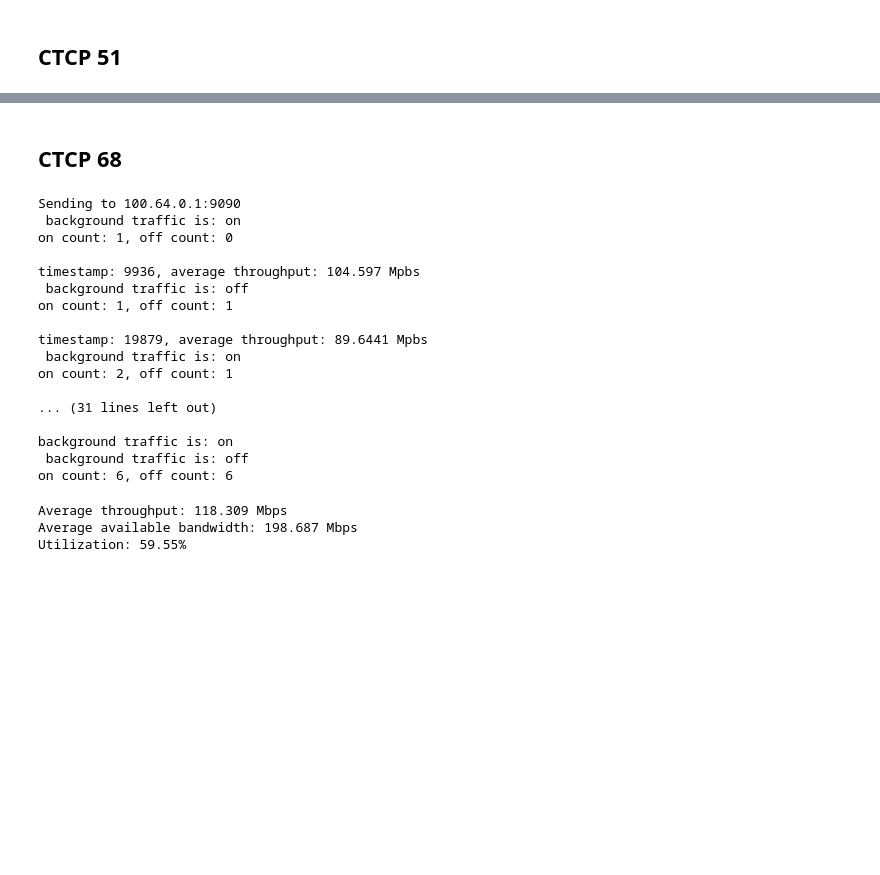
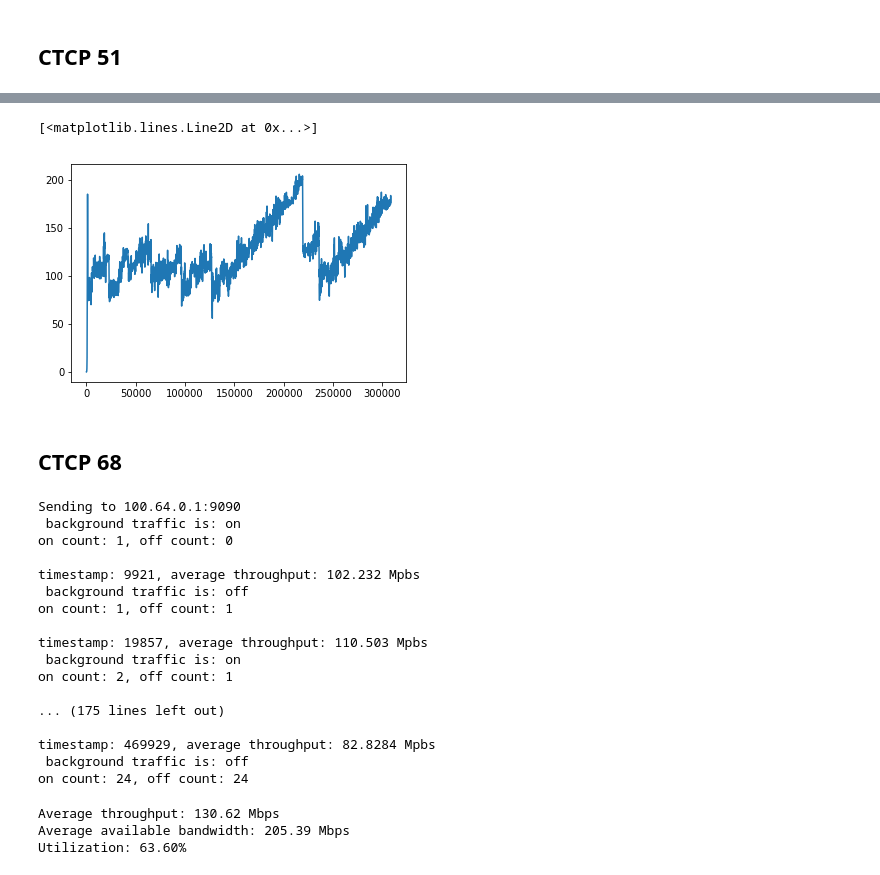
Before and after one commit to tleavitt/ctcp-data-analysis, a Jupyter notebook: data-analysis.ipynb, the cells around one changed output, grey strips where cells are left out. Cells and saved outputs as stored; diff of their text form; code cells hidden in the pictures; blank space fills up the shorter version.

```diff
--- a/data-analysis.ipynb
+++ b/data-analysis.ipynb
@@ -178,29 +186,34 @@ Utilization: 57.48%
+# %%
+plt.plot(ctcp51[:, 0], ctcp51[:, 1])
+# %% [output]
+[<matplotlib.lines.Line2D at 0x...>]
+[figure, added]
 # %% [markdown]
 ## CTCP 68
 # %%
-print_cross_traffic_on_off('./datadumps/ctcp68.dump')
+print_cross_traffic_on_off('./datadumps/ctcp68final.dump')
 # %% [output]
 Sending to 100.64.0.1:9090
  background traffic is: on
 on count: 1, off count: 0
 
-timestamp: 9936, average throughput: 104.597 Mpbs
+timestamp: 9921, average throughput: 102.232 Mpbs
  background traffic is: off
 on count: 1, off count: 1
 
-timestamp: 19879, average throughput: 89.6441 Mpbs
+timestamp: 19857, average throughput: 110.503 Mpbs
  background traffic is: on
 on count: 2, off count: 1
 
-... (31 lines left out)
+... (175 lines left out)
 
-background traffic is: on
+timestamp: 469929, average throughput: 82.8284 Mpbs
  background traffic is: off
-on count: 6, off count: 6
+on count: 24, off count: 24
 # %%
-ctcp68 = extract_time_and_throughput('./datadumps/ctcp68.dump')
-print_throughput_stats(ctcp68, 5, 68)
+ctcp68 = extract_time_and_throughput('./datadumps/ctcp68final.dump')
+print_throughput_stats(ctcp68, 24, 68)
 # %% [output]
-Average throughput: 118.309 Mbps
-Average available bandwidth: 198.687 Mbps
-Utilization: 59.55%
+Average throughput: 130.62 Mbps
+Average available bandwidth: 205.39 Mbps
+Utilization: 63.60%
```
Also changed, not shown: parts of 60 cells of this notebook, 19 other files.
